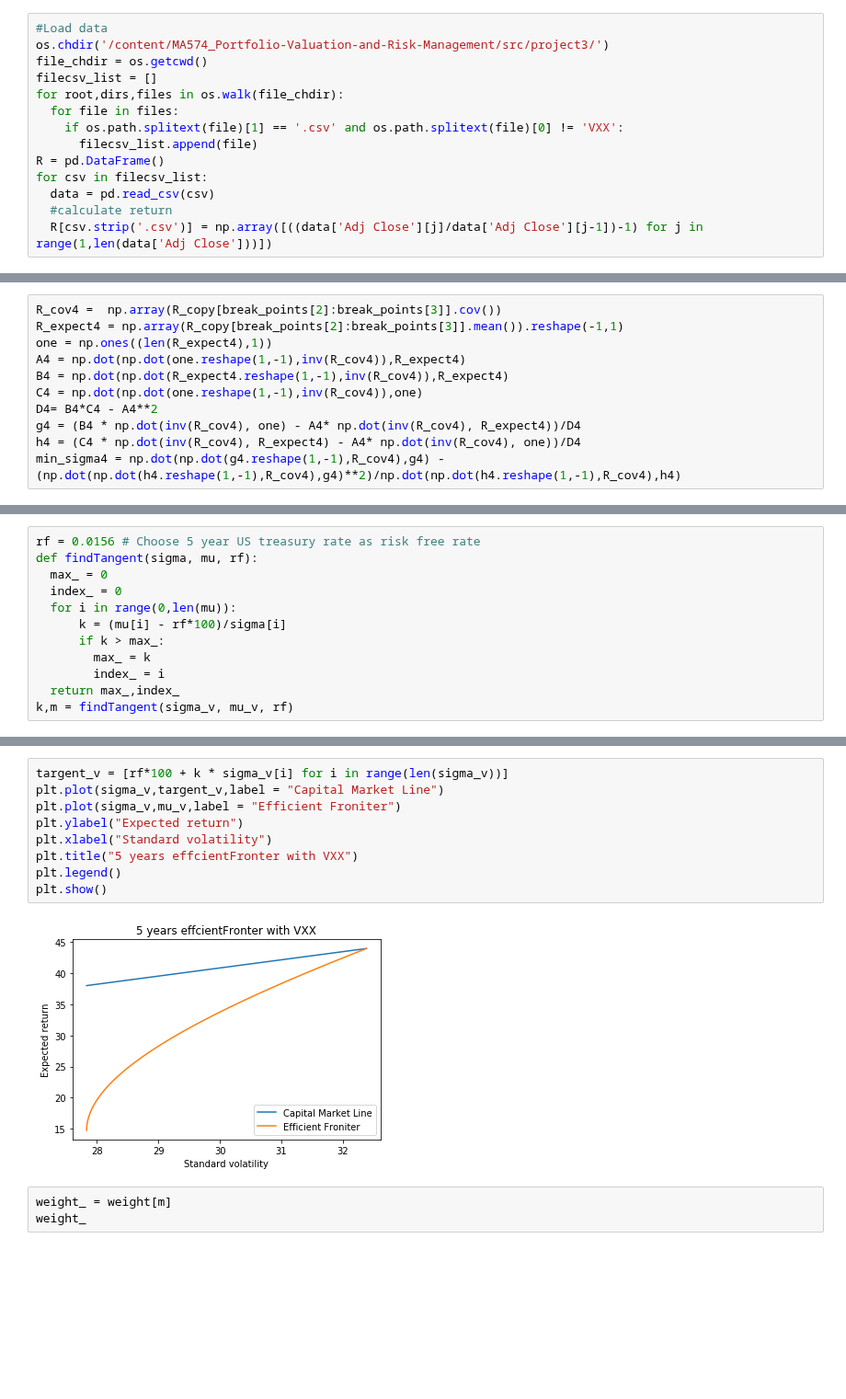
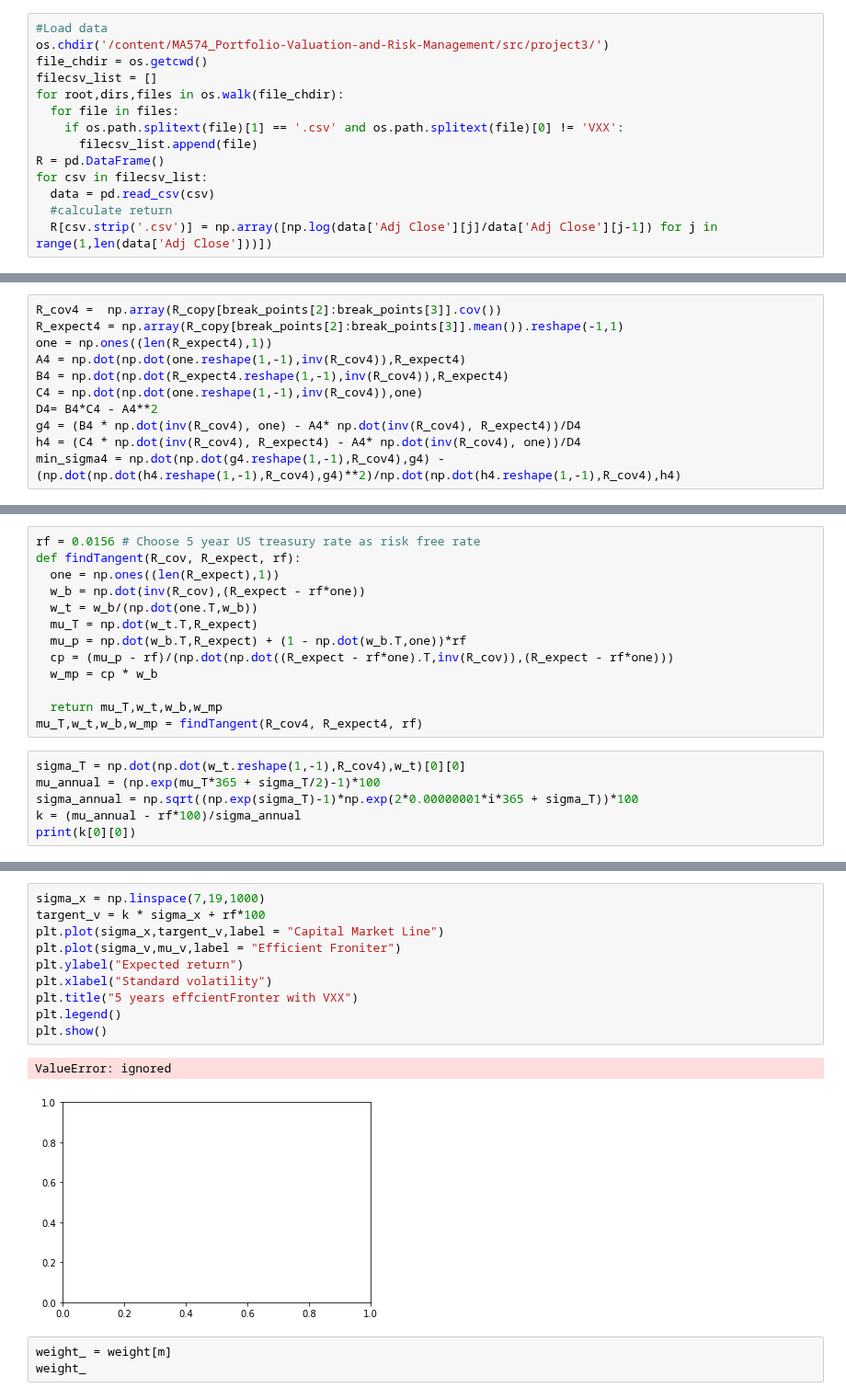
Before and after one commit to wuchenyu38/MA574_Portfolio-Valuation-and-Risk-Management, a Jupyter notebook: src/Markowitz2.ipynb, the cells around one changed output, grey strips where cells are left out. Shown at 92% size. Saved outputs shown, nothing was run; the diff lists cells and outputs as text; blank space fills up the shorter version.

```diff
--- a/src/Markowitz2.ipynb
+++ b/src/Markowitz2.ipynb
@@ -33,7 +33,7 @@ R = pd.DataFrame()
 for csv in filecsv_list:
   data = pd.read_csv(csv)
   #calculate return
-  R[csv.strip('.csv')] = np.array([((data['Adj Close'][j]/data['Adj Close'][j-1])-1) for j in range(1,len(data['Adj Close']))])
+  R[csv.strip('.csv')] = np.array([np.log(data['Adj Close'][j]/data['Adj Close'][j-1]) for j in range(1,len(data['Adj Close']))])
 # %%
 #Find the break points for every year
 break_points = []
@@ -270,12 +241,19 @@ plt.show()
-# %%
-rf = 0.0156 # Choose 5 year US treasury rate as risk free rate
-def findTangent(sigma, mu, rf):
-  max_ = 0
-  index_ = 0
-  for i in range(0,len(mu)):
-      k = (mu[i] - rf*100)/sigma[i]
-      if k > max_:
-        max_ = k
-        index_ = i
-  return max_,index_
-k,m = findTangent(sigma_v, mu_v, rf)
+# %%
+rf = 0.0156 # Choose 5 year US treasury rate as risk free rate
+def findTangent(R_cov, R_expect, rf):
+  one = np.ones((len(R_expect),1))
+  w_b = np.dot(inv(R_cov),(R_expect - rf*one))
+  w_t = w_b/(np.dot(one.T,w_b))
+  mu_T = np.dot(w_t.T,R_expect)
+  mu_p = np.dot(w_b.T,R_expect) + (1 - np.dot(w_b.T,one))*rf
+  cp = (mu_p - rf)/(np.dot(np.dot((R_expect - rf*one).T,inv(R_cov)),(R_expect - rf*one)))
+  w_mp = cp * w_b
+
+  return mu_T,w_t,w_b,w_mp
+mu_T,w_t,w_b,w_mp = findTangent(R_cov4, R_expect4, rf)
+# %%
+sigma_T = np.dot(np.dot(w_t.reshape(1,-1),R_cov4),w_t)[0][0]
+mu_annual = (np.exp(mu_T*365 + sigma_T/2)-1)*100
+sigma_annual = np.sqrt((np.exp(sigma_T)-1)*np.exp(2*0.00000001*i*365 + sigma_T))*100
+k = (mu_annual - rf*100)/sigma_annual
+print(k[0][0])
@@ -282,14 +265,16 @@ k,m = findTangent(sigma_v, mu_v, rf)
 # %%
-targent_v = [rf*100 + k * sigma_v[i] for i in range(len(sigma_v))]
-plt.plot(sigma_v,targent_v,label = "Capital Market Line")
+sigma_x = np.linspace(7,19,1000)
+targent_v = k * sigma_x + rf*100
+plt.plot(sigma_x,targent_v,label = "Capital Market Line")
 plt.plot(sigma_v,mu_v,label = "Efficient Froniter")
 plt.ylabel("Expected return")
 plt.xlabel("Standard volatility")
 plt.title("5 years effcientFronter with VXX")
 plt.legend()
 plt.show()
 # %% [output]
+ValueError: ignored
-[figure, old version]
+[figure, new version]
 # %%
 weight_ = weight[m]
 weight_
```
Also changed, not shown: parts of 17 cells of this notebook.
